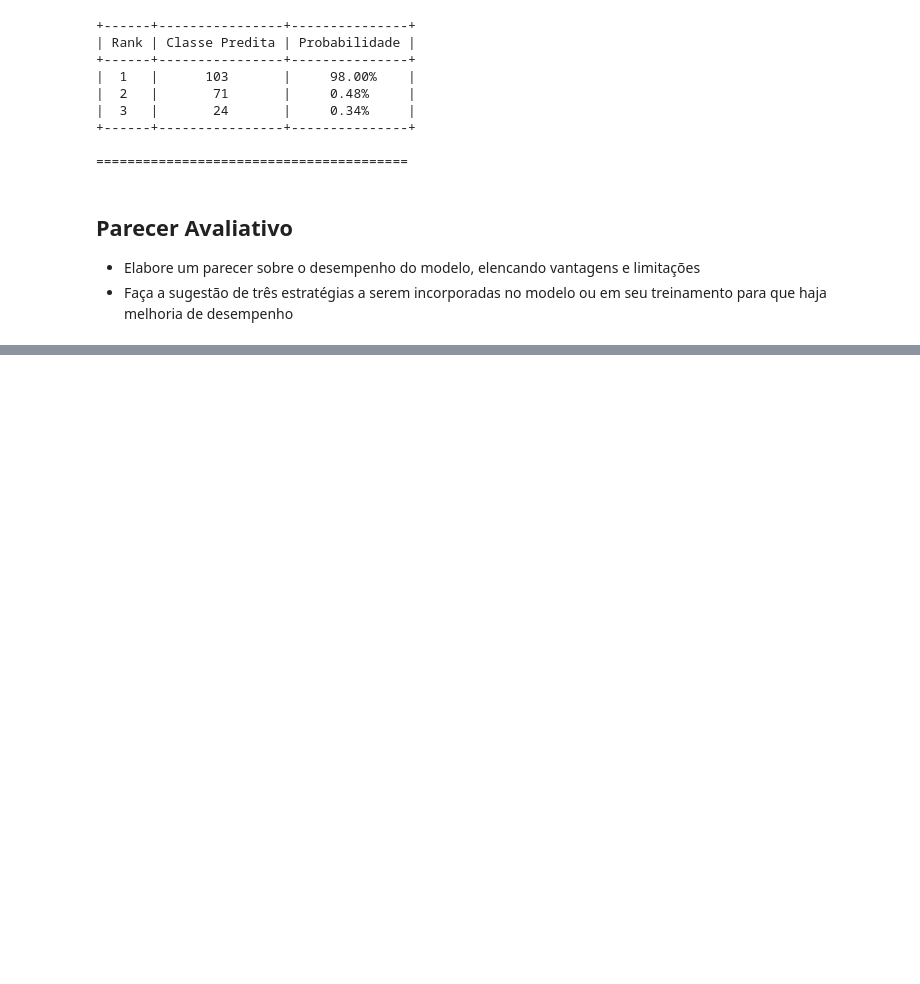
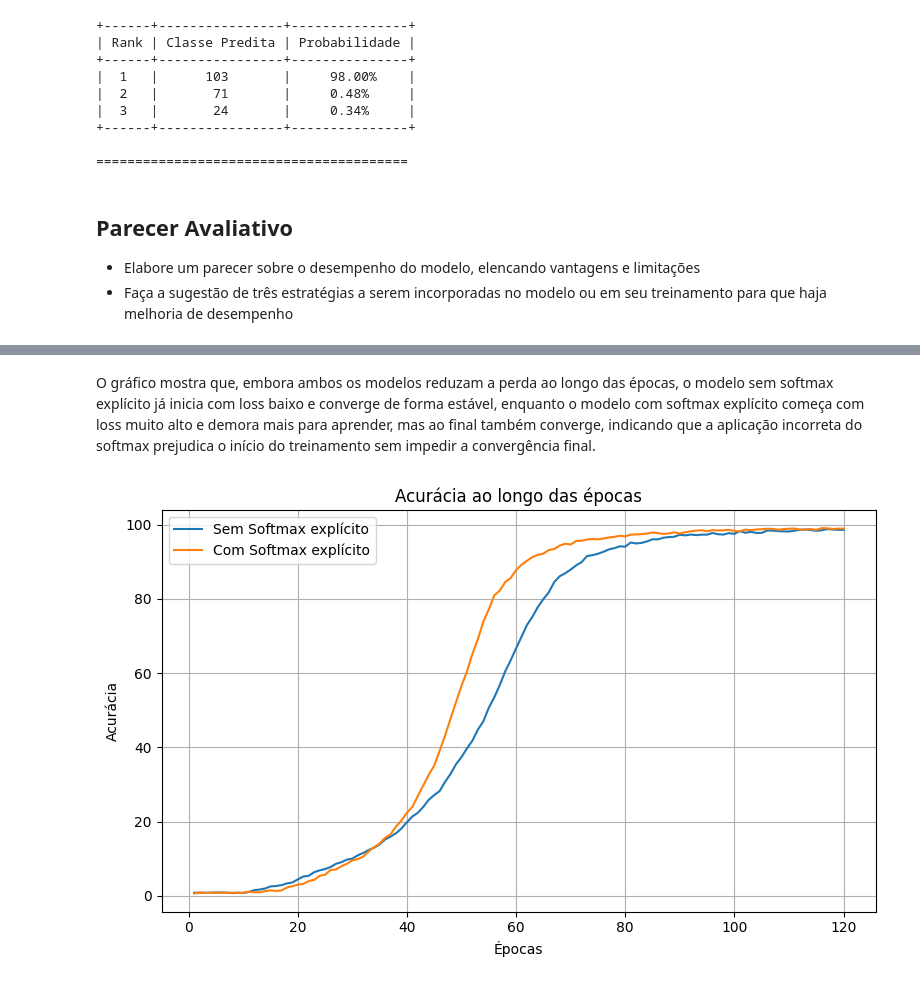
Before and after one commit to andradepv/AlexNet-CNN, a Jupyter notebook: atv-topicos1.ipynb, the cells around one changed output, grey strips where cells are left out. Drawn from its saved outputs; the diff is of its cells as text; code cells hidden in the pictures; blank space fills up the shorter version.

```diff
--- a/atv-topicos1.ipynb
+++ b/atv-topicos1.ipynb
@@ -563,0 +591,16 @@ for idx in indices:
+# %% [markdown]
+O gráfico mostra que, embora ambos os modelos reduzam a perda ao longo das épocas, o modelo sem softmax explícito já inicia com loss baixo e converge de forma estável, enquanto o modelo com softmax explícito começa com loss muito alto e demora mais para aprender, mas ao final também converge, indicando que a aplicação incorreta do softmax prejudica o início do treinamento sem impedir a convergência final.
+# %%
+# 2. Acurácia vs Épocas
+plt.figure(figsize=(8,5))
+plt.plot(df1['epoch'], df1['train_acc'], label=label1)
+plt.plot(df2['epoch'], df2['train_acc'], label=label2)
+plt.title('Acurácia ao longo das épocas')
+plt.xlabel('Épocas')
+plt.ylabel('Acurácia')
+plt.grid(True)
+plt.legend()
+plt.tight_layout()
+plt.show()
+# %% [output]
+[figure, added]
```
Also changed, not shown: parts of 15 cells of this notebook, 5 other files.
